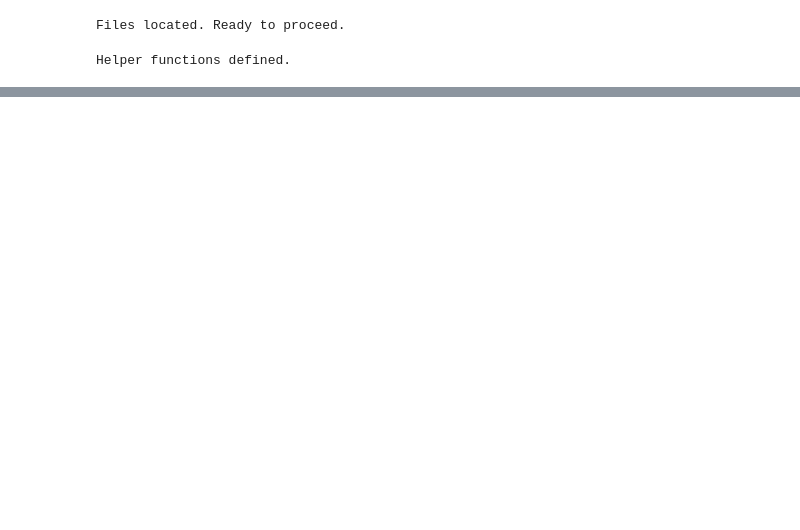
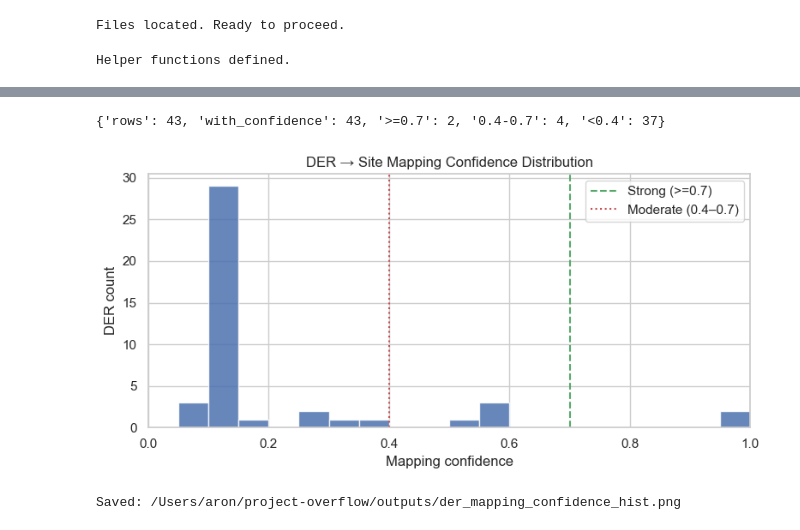
Before and after one commit to atlanticchilli/project-overflow, a Jupyter notebook: ukpn_curtailment_analysis.ipynb, the cells around one changed output, grey strips where cells are left out. Saved outputs shown, nothing was run; the diff lists cells and outputs as text; code cells hidden in the pictures; blank space fills up the shorter version.

```diff
--- a/ukpn_curtailment_analysis.ipynb
+++ b/ukpn_curtailment_analysis.ipynb
@@ -761,0 +745,38 @@ Saved: /Users/aron/project-overflow/outputs/profile_month_top_sites.png
+# %%
+# 7) Confidence distribution of DER -> Site mappings
+
+conf_path = os.path.join(OUTPUT_DIR, "der_to_site_map.csv")
+if not os.path.exists(conf_path):
+    print(f"File not found: {conf_path}. Run the mapping step first.")
+else:
+    conf_df = pd.read_csv(conf_path)
+    if "confidence" not in conf_df.columns:
+        print("'confidence' column not found in der_to_site_map.csv")
+    else:
+        conf_vals = conf_df["confidence"].dropna().astype(float)
+        print({
+            "rows": len(conf_df),
+            "with_confidence": conf_vals.size,
+            ">=0.7": int((conf_vals >= 0.7).sum()),
+            "0.4-0.7": int(((conf_vals >= 0.4) & (conf_vals < 0.7)).sum()),
+            "<0.4": int((conf_vals < 0.4).sum()),
+        })
+
+        fig, ax = plt.subplots(figsize=(8, 4))
+        ax.hist(conf_vals, bins=20, range=(0,1), color="#4C72B0", alpha=0.85, edgecolor="white")
+        ax.axvline(0.7, color="#55A868", linestyle="--", label="Strong (>=0.7)")
+        ax.axvline(0.4, color="#C44E52", linestyle=":", label="Moderate (0.4–0.7)")
+        ax.set_xlim(0, 1)
+        ax.set_xlabel("Mapping confidence")
+        ax.set_ylabel("DER count")
+        ax.set_title("DER → Site Mapping Confidence Distribution")
+        ax.legend()
+        fig.tight_layout()
+        out_png = os.path.join(OUTPUT_DIR, "der_mapping_confidence_hist.png")
+        fig.savefig(out_png, dpi=150)
+        plt.show()
+        print(f"Saved: {out_png}")
+# %% [output]
+{'rows': 43, 'with_confidence': 43, '>=0.7': 2, '0.4-0.7': 4, '<0.4': 37}
+[figure, added]
+Saved: /Users/aron/project-overflow/outputs/der_mapping_confidence_hist.png
```
Also changed, not shown: parts of 6 cells of this notebook, 9 other files.
